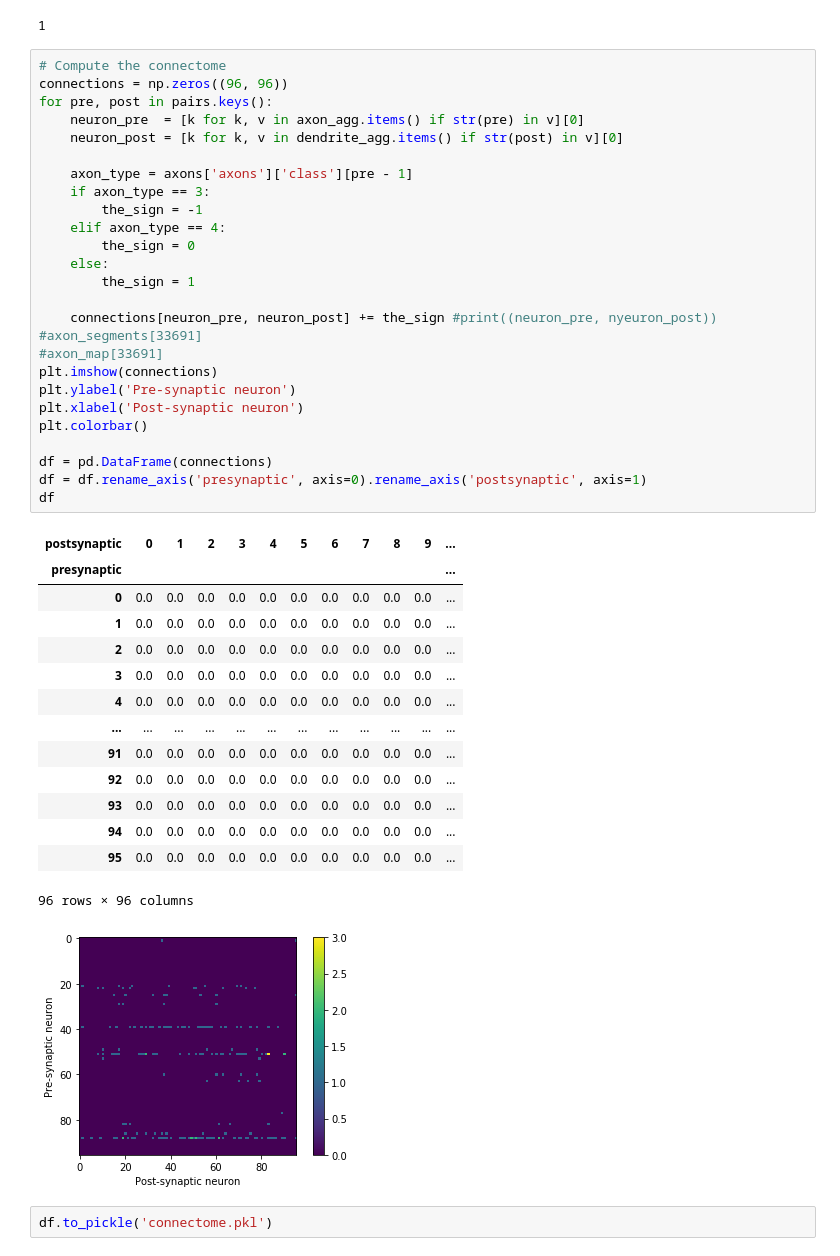
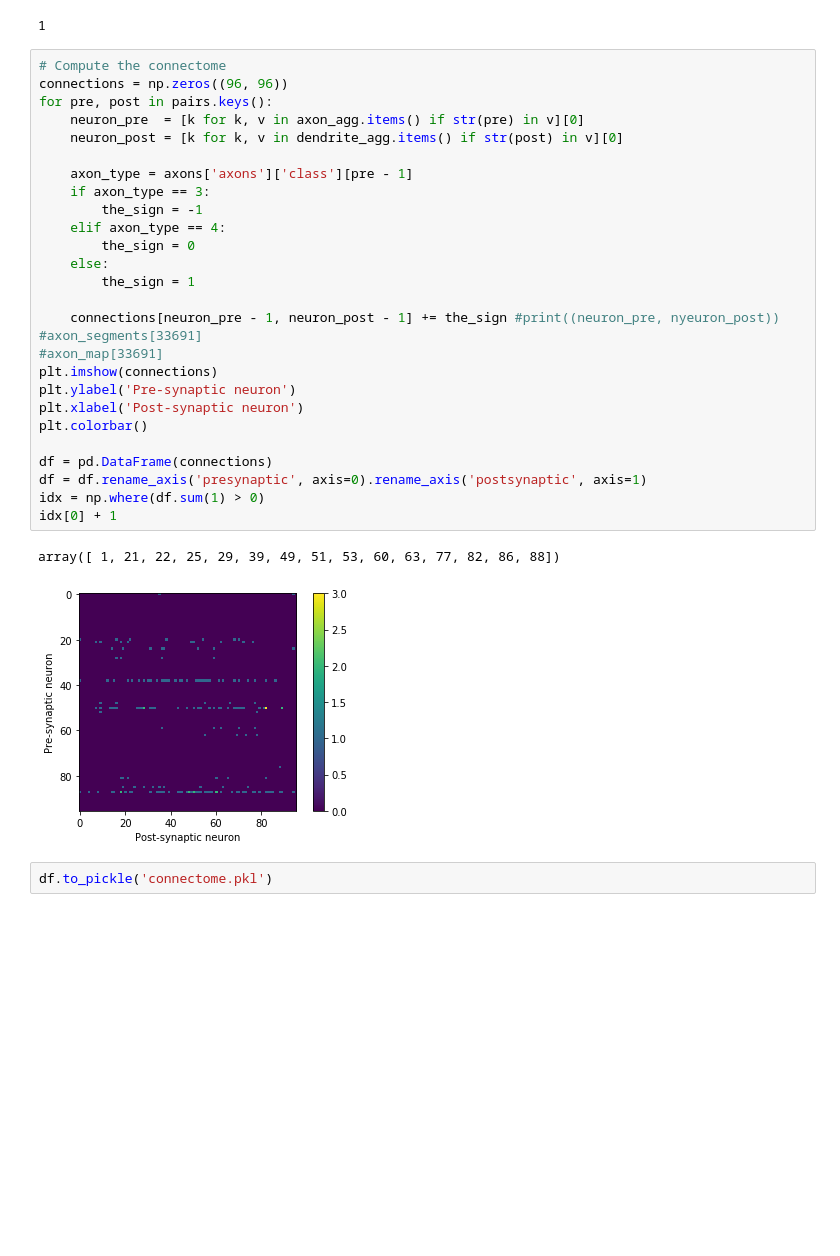
Before and after one commit to patrickmineault/neuron-jungle, a Jupyter notebook: Process connectome.ipynb, the cells around one changed output. Cells and saved outputs as stored; diff of their text form; blank space fills up the shorter version.

```diff
--- a/Process connectome.ipynb
+++ b/Process connectome.ipynb
@@ -253,45 +253,33 @@ axons['axons']['class'][1]
 # %%
 # Compute the connectome
 connections = np.zeros((96, 96))
 for pre, post in pairs.keys():
     neuron_pre  = [k for k, v in axon_agg.items() if str(pre) in v][0]
     neuron_post = [k for k, v in dendrite_agg.items() if str(post) in v][0]
 
     axon_type = axons['axons']['class'][pre - 1]
     if axon_type == 3:
         the_sign = -1
     elif axon_type == 4:
         the_sign = 0
     else:
         the_sign = 1
 
-    connections[neuron_pre, neuron_post] += the_sign #print((neuron_pre, nyeuron_post))
+    connections[neuron_pre - 1, neuron_post - 1] += the_sign #print((neuron_pre, nyeuron_post))
 #axon_segments[33691]
 #axon_map[33691]
 plt.imshow(connections)
 plt.ylabel('Pre-synaptic neuron')
 plt.xlabel('Post-synaptic neuron')
 plt.colorbar()
 
 df = pd.DataFrame(connections)
 df = df.rename_axis('presynaptic', axis=0).rename_axis('postsynaptic', axis=1)
-df
+idx = np.where(df.sum(1) > 0)
+idx[0] + 1
 # %% [output]
-| postsynaptic | 0 | 1 | 2 | 3 | 4 | 5 | 6 | 7 | 8 | 9 | ... |
-| presynaptic |  |  |  |  |  |  |  |  |  |  | ... |
-| 0 | 0.0 | 0.0 | 0.0 | 0.0 | 0.0 | 0.0 | 0.0 | 0.0 | 0.0 | 0.0 | ... |
-| 1 | 0.0 | 0.0 | 0.0 | 0.0 | 0.0 | 0.0 | 0.0 | 0.0 | 0.0 | 0.0 | ... |
-| 2 | 0.0 | 0.0 | 0.0 | 0.0 | 0.0 | 0.0 | 0.0 | 0.0 | 0.0 | 0.0 | ... |
-| 3 | 0.0 | 0.0 | 0.0 | 0.0 | 0.0 | 0.0 | 0.0 | 0.0 | 0.0 | 0.0 | ... |
-| 4 | 0.0 | 0.0 | 0.0 | 0.0 | 0.0 | 0.0 | 0.0 | 0.0 | 0.0 | 0.0 | ... |
-| ... | ... | ... | ... | ... | ... | ... | ... | ... | ... | ... | ... |
-| 91 | 0.0 | 0.0 | 0.0 | 0.0 | 0.0 | 0.0 | 0.0 | 0.0 | 0.0 | 0.0 | ... |
-| 92 | 0.0 | 0.0 | 0.0 | 0.0 | 0.0 | 0.0 | 0.0 | 0.0 | 0.0 | 0.0 | ... |
-| 93 | 0.0 | 0.0 | 0.0 | 0.0 | 0.0 | 0.0 | 0.0 | 0.0 | 0.0 | 0.0 | ... |
-| 94 | 0.0 | 0.0 | 0.0 | 0.0 | 0.0 | 0.0 | 0.0 | 0.0 | 0.0 | 0.0 | ... |
-| 95 | 0.0 | 0.0 | 0.0 | 0.0 | 0.0 | 0.0 | 0.0 | 0.0 | 0.0 | 0.0 | ... |
-96 rows × 96 columns
+array([ 1, 21, 22, 25, 29, 39, 49, 51, 53, 60, 63, 77, 82, 86, 88])
-[figure, old version]
+[figure, new version]
 # %%
 df.to_pickle('connectome.pkl')
 # %%
```
Also changed, not shown: 4 other files.
